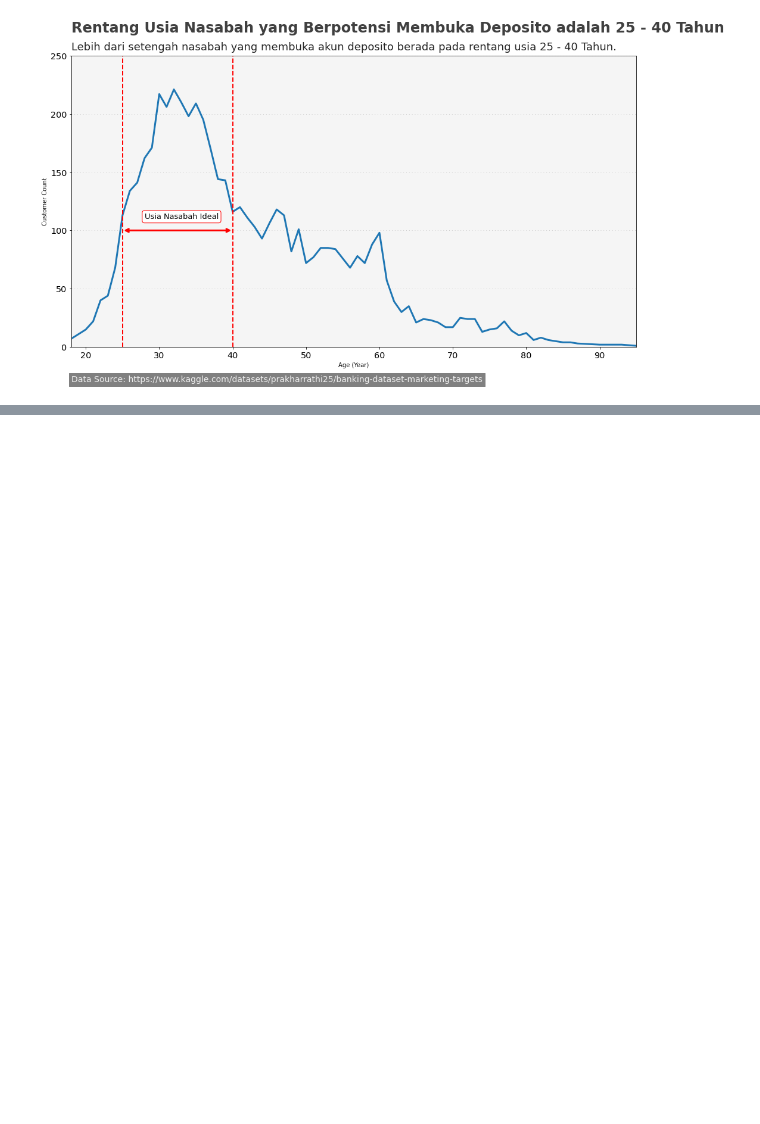
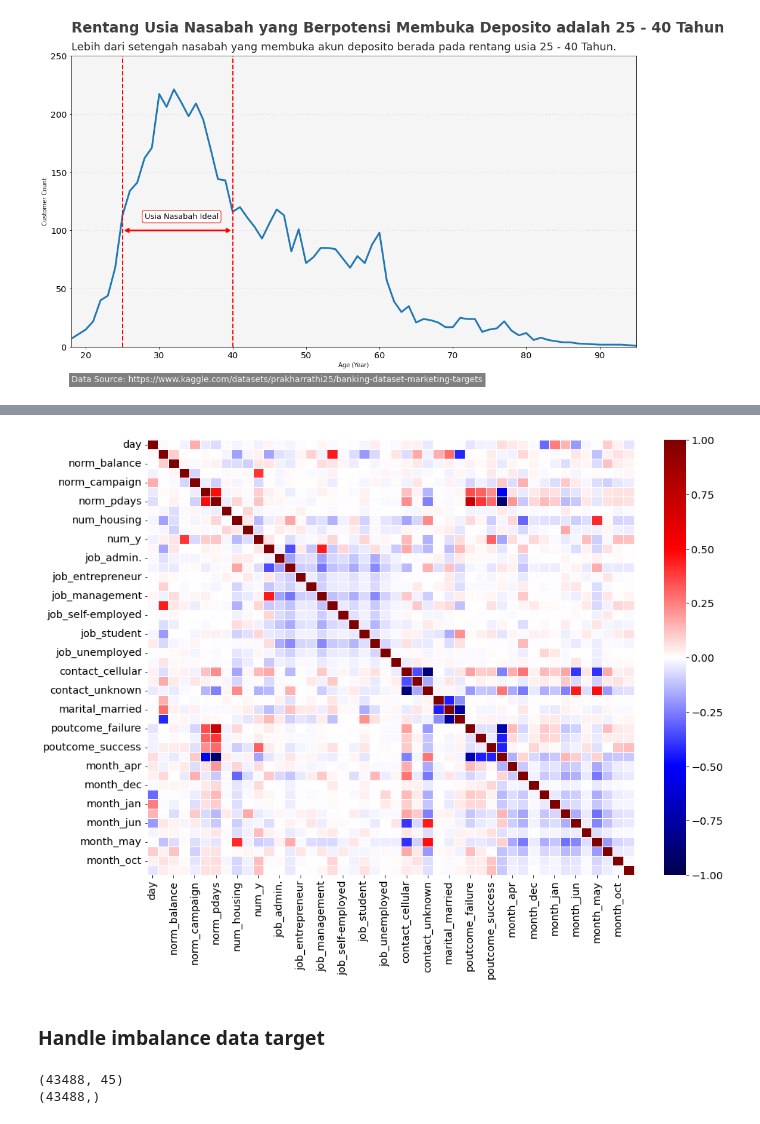
Before and after one commit to inggolanda/predict_whether_customer_will_be_buy_deposito, a Jupyter notebook: Final_Project.ipynb, the cells around one changed output, grey strips where cells are left out. Drawn from its saved outputs; the diff is of its cells as text; code cells hidden in the pictures; blank space fills up the shorter version.

Commit message:
Update Final_Project stage 2, Data Preprocessing

```diff
--- a/Final_Project.ipynb
+++ b/Final_Project.ipynb
@@ -846,0 +809,6 @@ df_train_3 = df_train[filtered_duration]
+# %%
+ls_ohe = ['job','contact','marital','poutcome','month']
+# %%
+for i in ls_ohe:
+  ohe = pd.get_dummies(train_zs[i],prefix=i)
+  train_zs = train_zs.join(ohe)
@@ -846,0 +829,4 @@ df_train_3 = df_train[filtered_duration]
+# %%
+ls_drop = ['age','balance','duration','month','campaign','previous','pdays','job','contact','marital','education','default','housing','loan','y','poutcome']
+# %%
+train_zs = train_zs.drop(ls_drop, axis=1)
@@ -846,0 +843,7 @@ df_train_3 = df_train[filtered_duration]
+# %%
+plt.figure(figsize=(15, 11))
+sns.heatmap(train_zs.corr(),cmap='seismic',vmax=1,vmin=-1,linewidths=0.5);
+# %% [output]
+[figure, added]
+# %% [markdown]
+### Handle imbalance data target
@@ -846,0 +852,9 @@ df_train_3 = df_train[filtered_duration]
+# %%
+#Pemisahan data fitur dan target
+x_train = train_zs.drop('num_y', axis=1).values
+Y_train = train_zs['num_y'].values
+print(x_train.shape)
+print(Y_train.shape)
+# %% [output]
+(43488, 45)
+(43488,)
```
Also changed, not shown: parts of 61 cells of this notebook.
